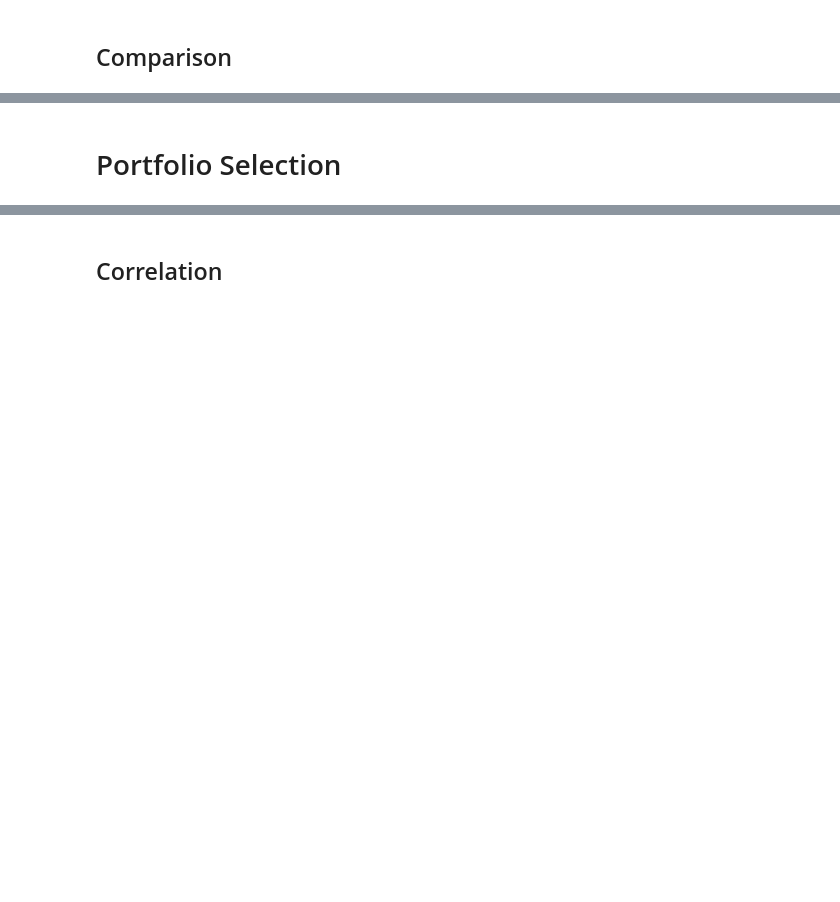
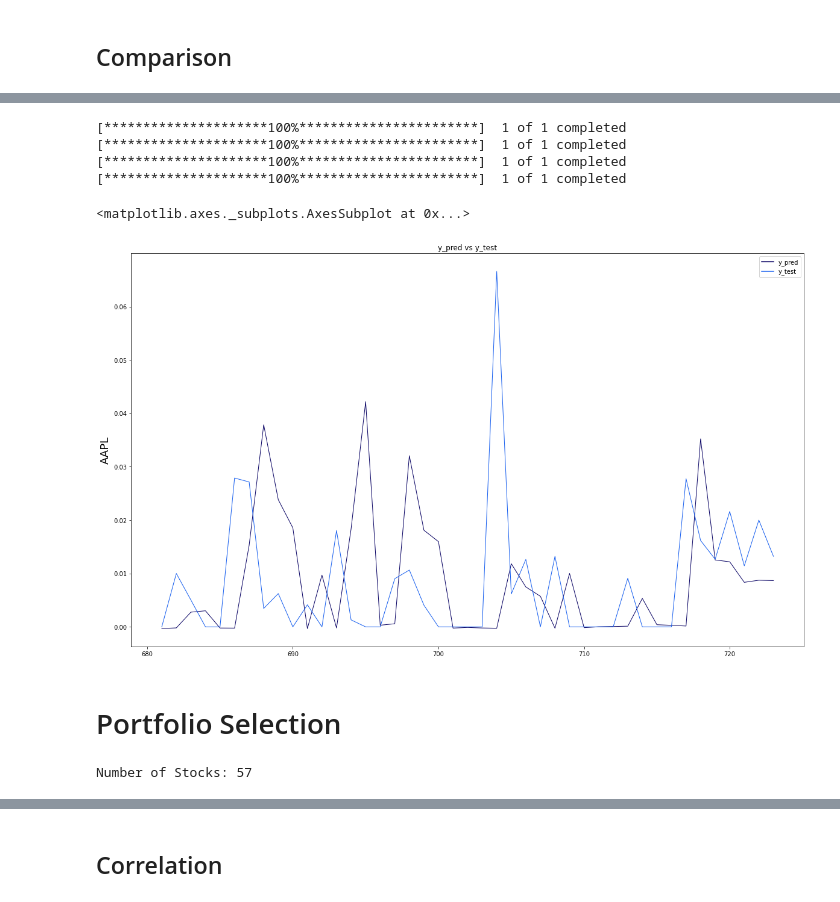
Before and after one commit to ali-rabiee/Portfolio-Formation, a Jupyter notebook: Portfolio_Formation.ipynb, the cells around one changed output, grey strips where cells are left out. Drawn from its saved outputs; the diff is of its cells as text; code cells hidden in the pictures; blank space fills up the shorter version.

```diff
--- a/Portfolio_Formation.ipynb
+++ b/Portfolio_Formation.ipynb
@@ -345,0 +442,19 @@ for ticker in stocks:
+# %%
+df = pd.read_csv(f'./datasets/CDEVday.csv')
+df = get_reward(df)
+df = df[(df['Date'] >= '2022-01-21') & (df['Date'] <= '2022-03-23')]
+df
+# %%
+use_indicators = False
+look_back = 7
+# Do not change the start and end!
+start = '2022-01-10'
+end = '2022-03-23'
+
+X_train, y_train, X_test, y_test, features_num, scaler_pred = prepare_data(
+        df=df,
+        predicted_col='Reward',
+        start=start,
+        end=end,
+        look_back=look_back,
+        use_indicators=use_indicators)
@@ -346,2 +575,62 @@ for ticker in stocks:
+# %%
+# Plot
+
+ticker = 'AAPL'
+model = 'lsgr'
+use_indicators = True
+st = "2019-05-10"
+start = '2022-01-21'
+end = '2022-03-24'
+df = get_stock(ticker, st, end, "1d")
+df = get_reward(df)
+training_size = 421
+look_back = 7
+y_pred = pd.read_csv(f"Output/results/Regression models predictions/{ticker}_{model}_{use_indicators}.csv")["Reward"].to_list()
+
+training_set = df[df['Date'] < start]
+test_set = df[(df['Date'] >= start) & (df['Date'] <= end)]
+# Add the difference between the valid and predicted prices
+train = pd.DataFrame(training_set['Reward']).rename(columns={'Reward': 'y_train'})
+valid = pd.DataFrame(test_set['Reward']).rename(columns={'Reward': 'y_test'})
+valid.insert(1, "y_pred", y_pred, True)
+valid.insert(1, "residuals", valid["y_pred"] - valid["y_test"], True)
+df_union = pd.concat([train, valid])
+df_union = valid
+
+# Create the lineplot
+fig, ax1 = plt.subplots(figsize=(20, 12))
+plt.title("y_pred vs y_test")
+plt.ylabel(ticker, fontsize=18)
+sns.set_palette(["#090364", "#1960EF", "#EF5919"])
+sns.lineplot(data=df_union[['y_pred', 'y_test']], linewidth=1.0, dashes=False, ax=ax1)
+
+# Create the bar plot with the differences
+# df_sub = ["#2BC97A" if x > 0 else "#C92B2B" for x in df_union["residuals"].dropna()]
+# ax1.bar(height=df_union['residuals'].dropna(), x=df_union['residuals'].dropna().index, width=3, label='residuals', color=df_sub)
+# plt.legend()
+# plt.show()
+# %% [output]
+[*********************100%***********************]  1 of 1 completed
+[*********************100%***********************]  1 of 1 completed
+[*********************100%***********************]  1 of 1 completed
+[*********************100%***********************]  1 of 1 completed
+<matplotlib.axes._subplots.AxesSubplot at 0x...>
+[figure, added]
 # %% [markdown]
 # Portfolio Selection
+# %%
+# Name of Stocks
+stocks = ['CDEV', 'GILD', 'JBLU', 'HBAN','SLB',
+          'CS', 'PLUG', 'USB', 'ABBV','CTRA', 'SIRI',
+          'SCHW', 'M', 'FCX', 'MO','UAL', 'ET','KGC',
+          'NCLH', 'NKE','ERIC', 'ZNGA','PTON',
+          'CLF', 'PYPL', 'MRO','CMCSA', 'INFY',
+          'SNAP','TSM', 'CSCO', 'FB', 'UBER', 'OXY',
+          'JPM', 'GOLD', 'TSLA', 'BABA', 'NLSN','TLRY',
+          'AMC', 'VALE', 'DAL', 'TELL','ITUB', 'PCG','AAL',
+          'NVDA', 'WFC', 'AMD', 'AAPL', 'TWTR', 'MRNA',
+          'JNJ', 'GOOGL', 'COST', 'WMT']
+
+print(f"Number of Stocks: {len(stocks)}")
+# %% [output]
+Number of Stocks: 57
```
Also changed, not shown: parts of 74 cells of this notebook.
